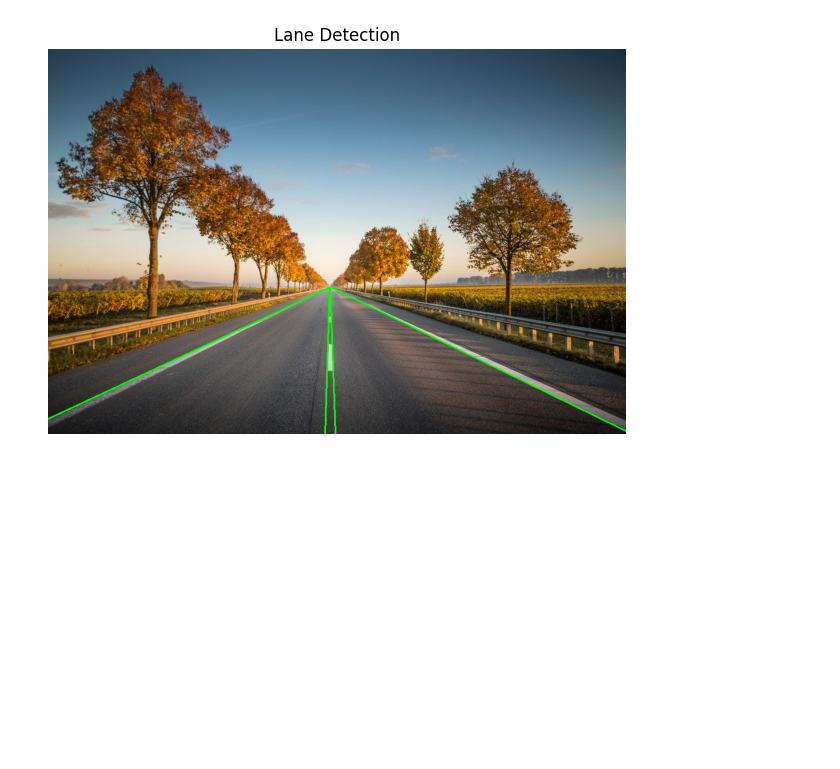
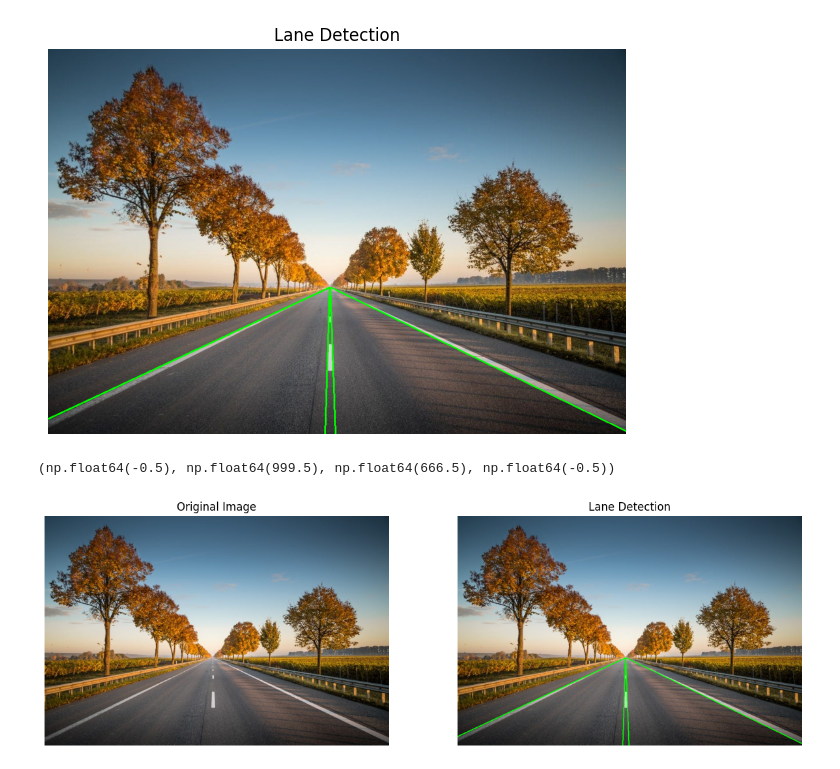
Before and after one commit to tasneemyo/Computer-Vision-Labs, a Jupyter notebook: lane_detection.ipynb, the cells around one changed output. Drawn from its saved outputs; the diff is of its cells as text; code cells hidden in the pictures; blank space fills up the shorter version.

```diff
--- a/edge_detection.ipynb
+++ b/lane_detection.ipynb
@@ -188,3 +185,15 @@ plt.axis("off")
 plt.show()
 # %% [output]
 [figure]
+# %%
+fig, ax = plt.subplots(1, 2, figsize=(15, 15))
+ax[0].imshow(image_rgb)
+ax[0].set_title("Original Image")
+ax[0].axis("off")
+
+ax[1].imshow(image_with_lines)
+ax[1].set_title("Lane Detection")
+ax[1].axis("off")
+# %% [output]
+(np.float64(-0.5), np.float64(999.5), np.float64(666.5), np.float64(-0.5))
+[figure, added]
```
Also changed, not shown: parts of 2 cells of this notebook, 5 other files.
